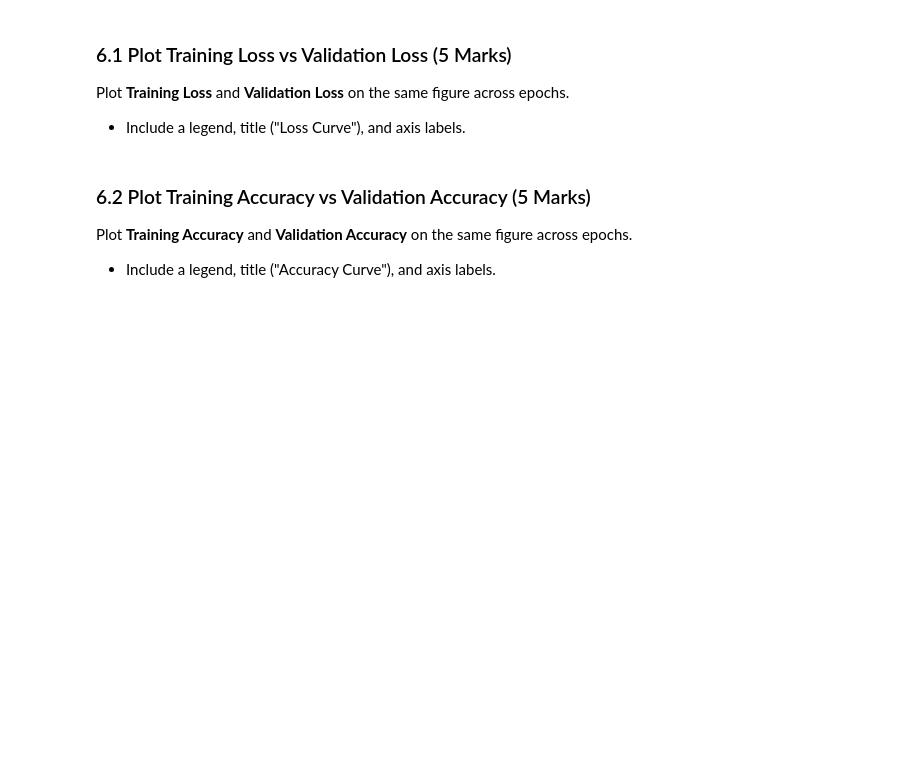
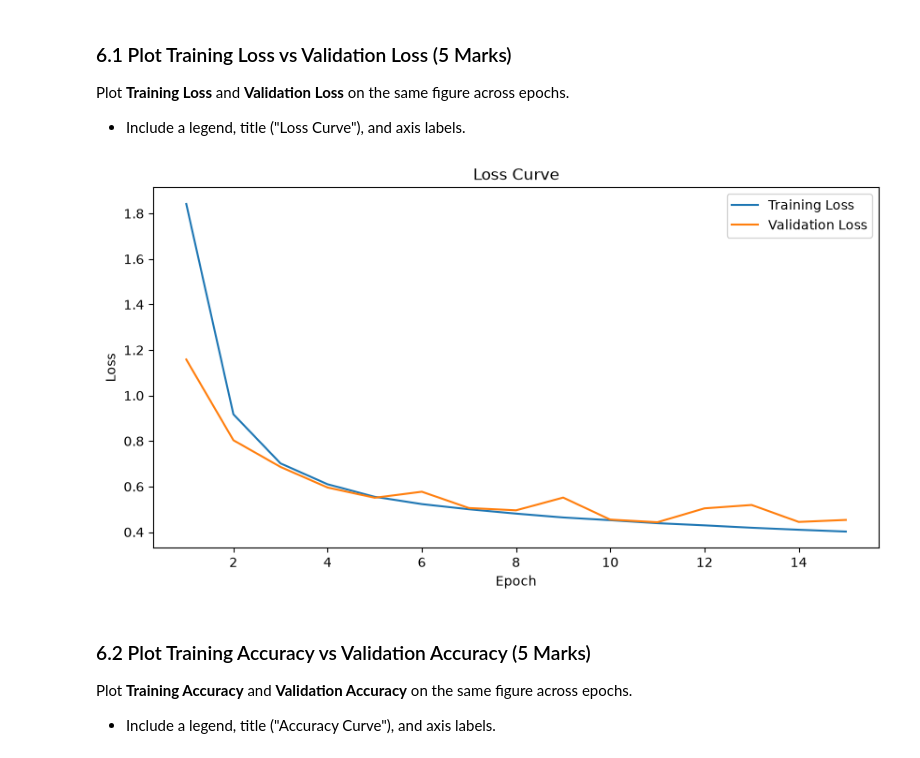
Before and after one commit to m-mhe/dl_practice, a Jupyter notebook: fashion_mnist/Midterm_Exam.ipynb, the cells around one changed output. Drawn from its saved outputs; the diff is of its cells as text; code cells hidden in the pictures; blank space fills up the shorter version.

```diff
--- a/fashion_mnist/Midterm_Exam.ipynb
+++ b/fashion_mnist/Midterm_Exam.ipynb
@@ -399,3 +450,10 @@ print(model)
+# %%
+# YOUR CODE HERE
+criterion = nn.CrossEntropyLoss()
+
+optimizer = optim.SGD(model.parameters(), lr=0.01)
+
+epochs = 15
 # %% [markdown]
 ### 5.2 Training Loop (15 Marks)
 
@@ -445,3 +598,19 @@ Plot **Training Loss** and **Validation Loss** on the same figure across epochs.
+# %%
+# YOUR CODE HERE
+
+plt.figure(figsize=(10, 5))
+
+plt.plot(range(1, epochs + 1), train_losses, label='Training Loss')
+plt.plot(range(1, epochs + 1), val_losses, label='Validation Loss')
+
+plt.xlabel('Epoch')
+plt.ylabel('Loss')
+plt.title('Loss Curve')
+plt.legend()
+
+plt.show()
+# %% [output]
+[figure, added]
 # %% [markdown]
 ### 6.2 Plot Training Accuracy vs Validation Accuracy (5 Marks)
 
```
Also changed, not shown: parts of 20 cells of this notebook.
